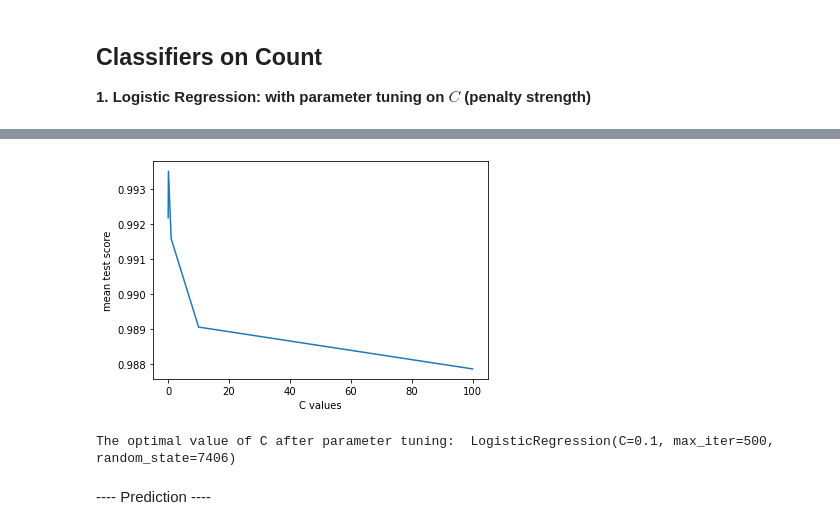
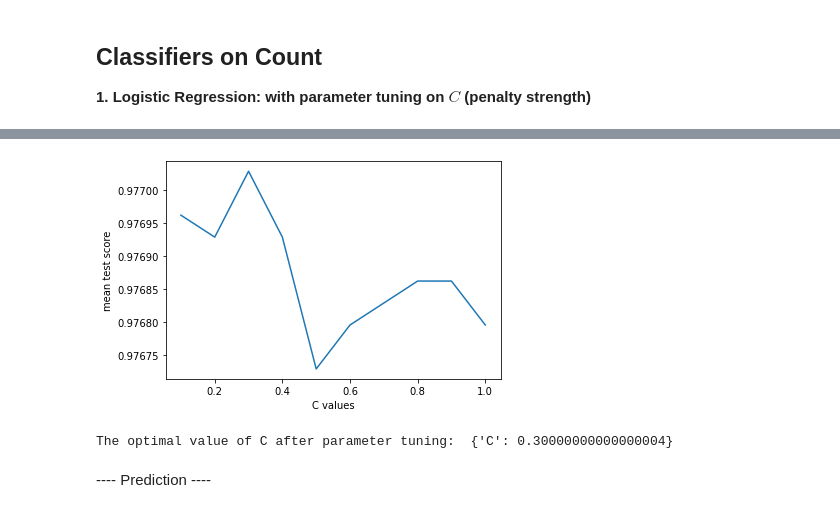
Before and after one commit to qihao77/7406FakeNewsDetector_repo, a Jupyter notebook: Preprocessing_Vectorization_Modeling.ipynb, the cells around one changed output, grey strips where cells are left out. Drawn from its saved outputs; the diff is of its cells as text; code cells hidden in the pictures.

```diff
--- a/Preprocessing_Vectorization_Modeling.ipynb
+++ b/Preprocessing_Vectorization_Modeling.ipynb
@@ -149,5 +149,5 @@ plt.show()
 # %%
-svd_count = TruncatedSVD(n_components=700)
+svd_count = TruncatedSVD(n_components=100)
 svd_count.fit(count_train)
 transformed_count_train = svd_count.transform(count_train)
 transformed_count_test = svd_count.transform(count_test)
@@ -176,7 +176,7 @@ transformed_tfidf_test = svd_tfidf.transform(tfidf_test)
 
 **1. Logistic Regression: with parameter tuning on $C$ (penalty strength)**
 # %%
-lg_params = {'C': [100, 10, 1.0, 0.1, 0.01]}
+lg_params = {'C': np.linspace(0.1,1,10)}
 lg = LogisticRegression(random_state =7406, max_iter=500, penalty='l2')
 lg_gscv = GridSearchCV(lg, lg_params)
 lg_gscv.fit(transformed_count_train, y_train)
@@ -195,14 +204,14 @@ pd.DataFrame(lg_gscv.cv_results_).round(2)
 # %%
-plt.plot([100, 10, 1.0, 0.1, 0.01], lg_gscv.cv_results_['mean_test_score'])
+plt.plot(np.linspace(0.1,1,10), lg_gscv.cv_results_['mean_test_score'])
 plt.xlabel('C values')
 plt.ylabel('mean test score')
 plt.show()
 # %% [output]
-[figure, old version]
+[figure, new version]
 # %%
-print("The optimal value of C after parameter tuning: ", lg_gscv.best_estimator_)
+print("The optimal value of C after parameter tuning: ", lg_gscv.best_params_)
 # %% [output]
-The optimal value of C after parameter tuning:  LogisticRegression(C=0.1, max_iter=500, random_state=7406)
+The optimal value of C after parameter tuning:  {'C': 0.30000000000000004}
 # %% [markdown]
 ---- Prediction ----
 # %%
```
Also changed, not shown: parts of 65 cells of this notebook, 1 other file.
